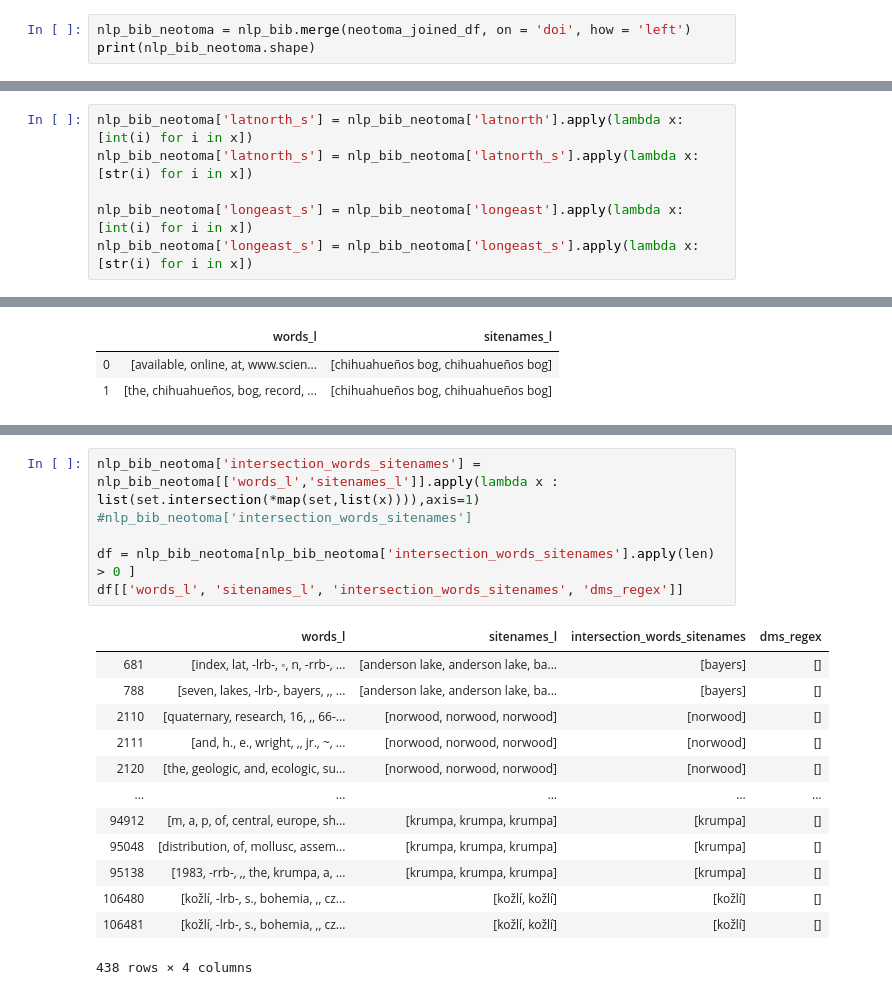
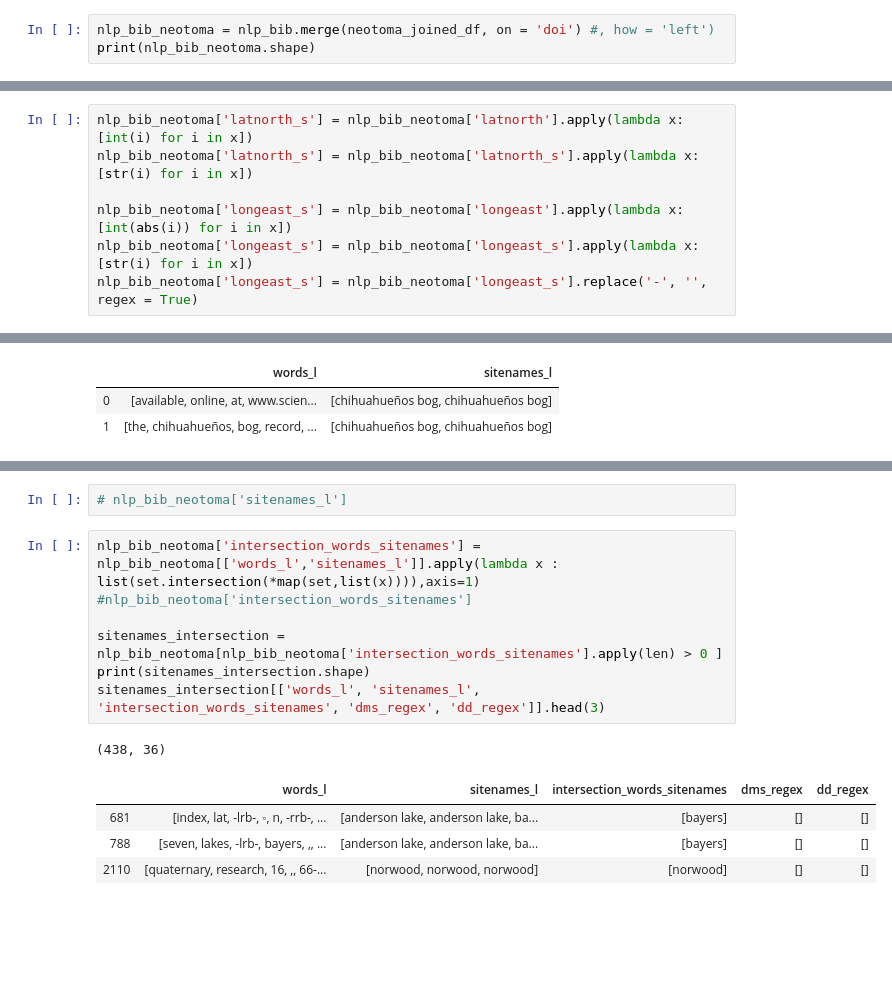
Before and after one commit to throughput-ec/UnacquiredSites, a Jupyter notebook: ML_Record_Mining_JN.ipynb, the cells around one changed output, grey strips where cells are left out. Saved outputs shown, nothing was run; the diff lists cells and outputs as text; blank space fills up the shorter version.

Commit message:
intersection files

```diff
--- a/ML_Record_Mining_JN.ipynb
+++ b/ML_Record_Mining_JN.ipynb
@@ -274,6 +277,6 @@ neotoma_joined_df.head(5)
 # %% [markdown]
 From Neotoma DB, we have obtained a dataframe grouped by DOI that lists each `sitename`, `siteid`, `longitude east`, and `latitunde north`. Now, let's join this information to the NLP_Bib dataframe. For now, let's do to the one that coordinates have been obtained with REGEX just to see if some of the numbers and sitenames make sense.
 # %%
-nlp_bib_neotoma = nlp_bib.merge(neotoma_joined_df, on = 'doi', how = 'left')
+nlp_bib_neotoma = nlp_bib.merge(neotoma_joined_df, on = 'doi') #, how = 'left')
 print(nlp_bib_neotoma.shape)
 # %% [output]
@@ -306,8 +311,9 @@ nlp_bib_neotoma[['_gddid', 'sentid', 'doi', 'words', 'dms_regex', 'sitenames', '
 nlp_bib_neotoma['latnorth_s'] = nlp_bib_neotoma['latnorth'].apply(lambda x: [int(i) for i in x])
 nlp_bib_neotoma['latnorth_s'] = nlp_bib_neotoma['latnorth_s'].apply(lambda x: [str(i) for i in x])
 
-nlp_bib_neotoma['longeast_s'] = nlp_bib_neotoma['longeast'].apply(lambda x: [int(i) for i in x])
+nlp_bib_neotoma['longeast_s'] = nlp_bib_neotoma['longeast'].apply(lambda x: [int(abs(i)) for i in x])
 nlp_bib_neotoma['longeast_s'] = nlp_bib_neotoma['longeast_s'].apply(lambda x: [str(i) for i in x])
+nlp_bib_neotoma['longeast_s'] = nlp_bib_neotoma['longeast_s'].replace('-', '', regex = True)
 # %%
 # nlp_bib_neotoma[['latnorth_s', 'longeast_s']].head(-2)
 # %%
@@ -389,20 +352,15 @@ Name: sitenames_l, Length: 106640, dtype: object
+# %%
+# nlp_bib_neotoma['sitenames_l']
 # %%
 nlp_bib_neotoma['intersection_words_sitenames'] = nlp_bib_neotoma[['words_l','sitenames_l']].apply(lambda x : list(set.intersection(*map(set,list(x)))),axis=1)
 #nlp_bib_neotoma['intersection_words_sitenames']
 
-df = nlp_bib_neotoma[nlp_bib_neotoma['intersection_words_sitenames'].apply(len) > 0 ]
-df[['words_l', 'sitenames_l', 'intersection_words_sitenames', 'dms_regex']]
+sitenames_intersection = nlp_bib_neotoma[nlp_bib_neotoma['intersection_words_sitenames'].apply(len) > 0 ]
+print(sitenames_intersection.shape)
+sitenames_intersection[['words_l', 'sitenames_l', 'intersection_words_sitenames', 'dms_regex', 'dd_regex']].head(3)
 # %% [output]
+(438, 36)
-|  | words_l | sitenames_l | intersection_words_sitenames | dms_regex |
-| 681 | [index, lat, -lrb-, ◦, n, -rrb-, ... | [anderson lake, anderson lake, ba... | [bayers] | [] |
-| 788 | [seven, lakes, -lrb-, bayers, ,, ... | [anderson lake, anderson lake, ba... | [bayers] | [] |
-| 2110 | [quaternary, research, 16, ,, 66-... | [norwood, norwood, norwood] | [norwood] | [] |
-| 2111 | [and, h., e., wright, ,, jr., ~, ... | [norwood, norwood, norwood] | [norwood] | [] |
-| 2120 | [the, geologic, and, ecologic, su... | [norwood, norwood, norwood] | [norwood] | [] |
-| ... | ... | ... | ... | ... |
-| 94912 | [m, a, p, of, central, europe, sh... | [krumpa, krumpa, krumpa] | [krumpa] | [] |
-| 95048 | [distribution, of, mollusc, assem... | [krumpa, krumpa, krumpa] | [krumpa] | [] |
-| 95138 | [1983, -rrb-, ,, the, krumpa, a, ... | [krumpa, krumpa, krumpa] | [krumpa] | [] |
-| 106480 | [kožlí, -lrb-, s., bohemia, ,, cz... | [kožlí, kožlí] | [kožlí] | [] |
-| 106481 | [kožlí, -lrb-, s., bohemia, ,, cz... | [kožlí, kožlí] | [kožlí] | [] |
+|  | words_l | sitenames_l | intersection_words_sitenames | dms_regex | dd_regex |
+| 681 | [index, lat, -lrb-, ◦, n, -rrb-, ... | [anderson lake, anderson lake, ba... | [bayers] | [] | [] |
+| 788 | [seven, lakes, -lrb-, bayers, ,, ... | [anderson lake, anderson lake, ba... | [bayers] | [] | [] |
+| 2110 | [quaternary, research, 16, ,, 66-... | [norwood, norwood, norwood] | [norwood] | [] | [] |
-438 rows × 4 columns
```
Also changed, not shown: parts of 27 cells of this notebook, 2 other files.
